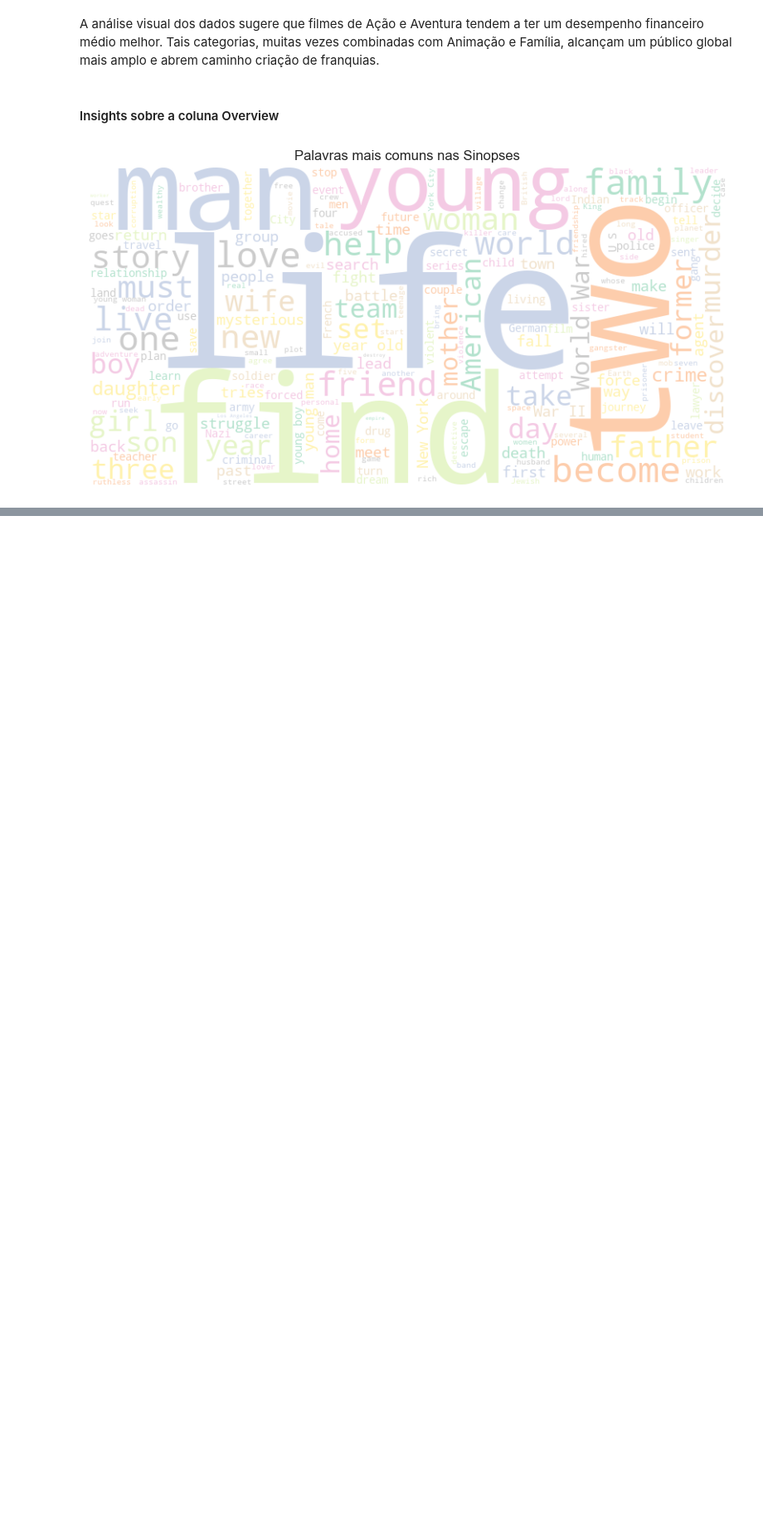
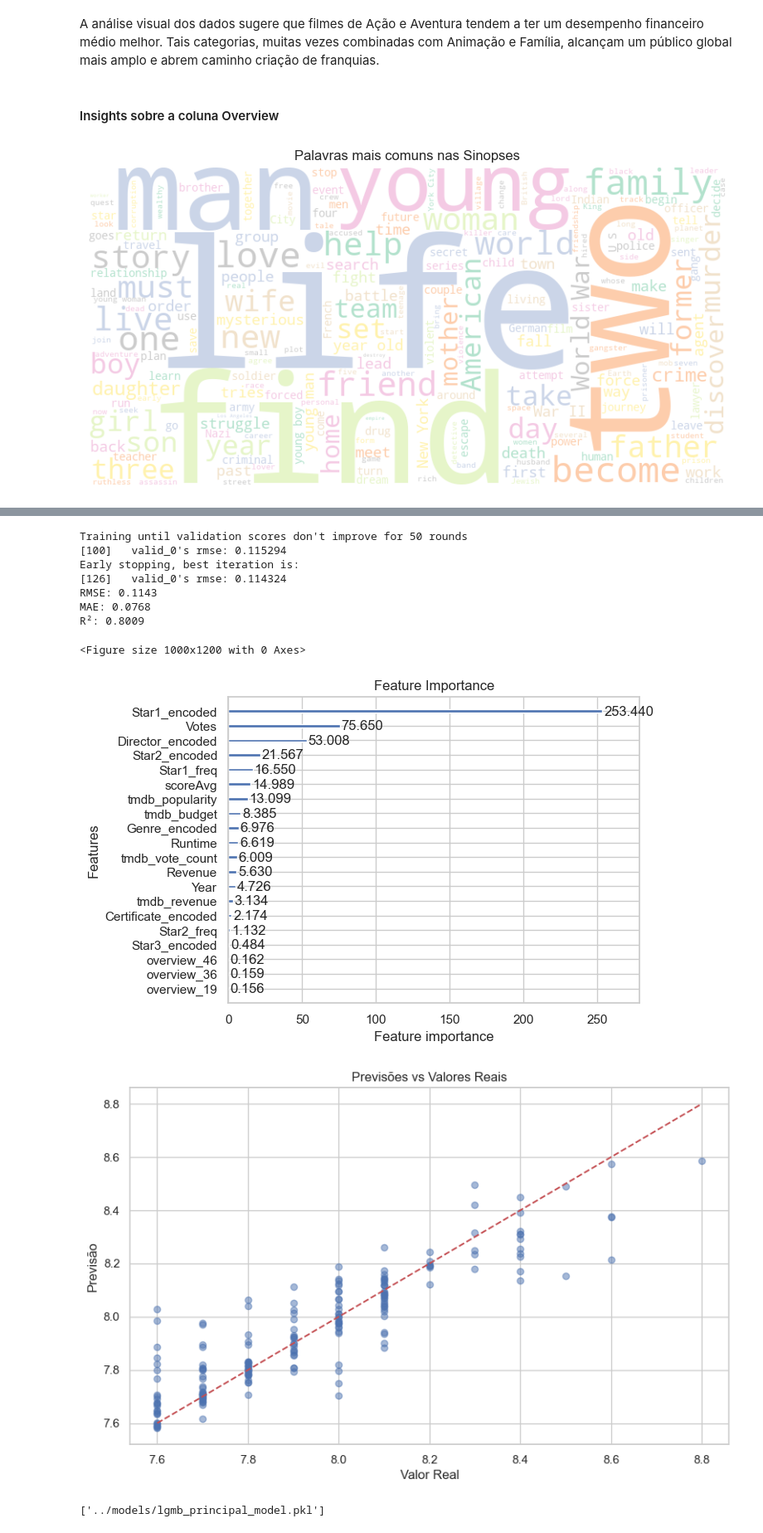
Before and after one commit to iaracampos/LH_CD_IARA_CAMPOS, a Jupyter notebook: src/pproductions_eda_modelo.ipynb, the cells around one changed output, grey strips where cells are left out. Shown at 83% size. Saved outputs shown, nothing was run; the diff lists cells and outputs as text; code cells hidden in the pictures; blank space fills up the shorter version.

```diff
--- a/src/pproductions_eda_modelo.ipynb
+++ b/src/pproductions_eda_modelo.ipynb
@@ -548,0 +736,65 @@ As palavras mais comuns são vida, familia, ajuda, story, amor, mundo
+# %%
+cols_to_remove = ['Primary_Genre', 'genres_list']
+df_encoded = df_encoded.drop(columns=cols_to_remove)
+# %%
+
+
+# divide x e y
+X = df_encoded.drop('Rating', axis=1)
+y = df_encoded['Rating']
+
+# dividino em treino e teste
+X_train, X_test, y_train, y_test = train_test_split(
+    X, y, test_size=0.2, random_state=42
+)
+
+# criando dataset do LightGBM ( lida nativamente com valores nulos)
+train_data = lgbm.Dataset(X_train, label=y_train)
+test_data = lgbm.Dataset(X_test, label=y_test, reference=train_data)
+
+
+params = {'objective': 'regression','metric': 'rmse','boosting_type': 'gbdt', 'num_leaves': 31,'learning_rate': 0.05,  'feature_fraction': 0.9,  'bagging_fraction': 0.8, 'bagging_freq': 5,'verbose': -1,'force_col_wise': True,'zero_as_missing': False }
+
+
+model = lgbm.train( params, train_data,  num_boost_round=1000,  valid_sets=[test_data], callbacks=[lgbm.early_stopping(stopping_rounds=50), lgbm.log_evaluation(100)])
+
+
+y_pred = model.predict(X_test)
+
+
+mse = mean_squared_error(y_test, y_pred)
+rmse = np.sqrt(mse)
+mae = mean_absolute_error(y_test, y_pred)
+r2 = r2_score(y_test, y_pred)
+
+print(f"RMSE: {rmse:.4f}")
+print(f"MAE: {mae:.4f}")
+print(f"R²: {r2:.4f}")
+
+# importância das features
+plt.figure(figsize=(10, 12))
+lgbm.plot_importance(model, max_num_features=20, importance_type='gain')
+plt.title('Feature Importance')
+plt.show()
+
+# previsões vs valores reais
+plt.figure(figsize=(10, 6))
+plt.scatter(y_test, y_pred, alpha=0.5)
+plt.plot([y_test.min(), y_test.max()], [y_test.min(), y_test.max()], 'r--')
+plt.xlabel('Valor Real')
+plt.ylabel('Previsão')
+plt.title('Previsões vs Valores Reais')
+plt.show()
+joblib.dump(model, "../models/lgmb_principal_model.pkl")
+# %% [output]
+Training until validation scores don't improve for 50 rounds
+[100]   valid_0's rmse: 0.115294
+Early stopping, best iteration is:
+[126]   valid_0's rmse: 0.114324
+RMSE: 0.1143
+MAE: 0.0768
+R²: 0.8009
+<Figure size 1000x1200 with 0 Axes>
+[figure, added]
+[figure, added]
+['../models/lgmb_principal_model.pkl']
```
Also changed, not shown: parts of 10 cells of this notebook, 3 other files.
